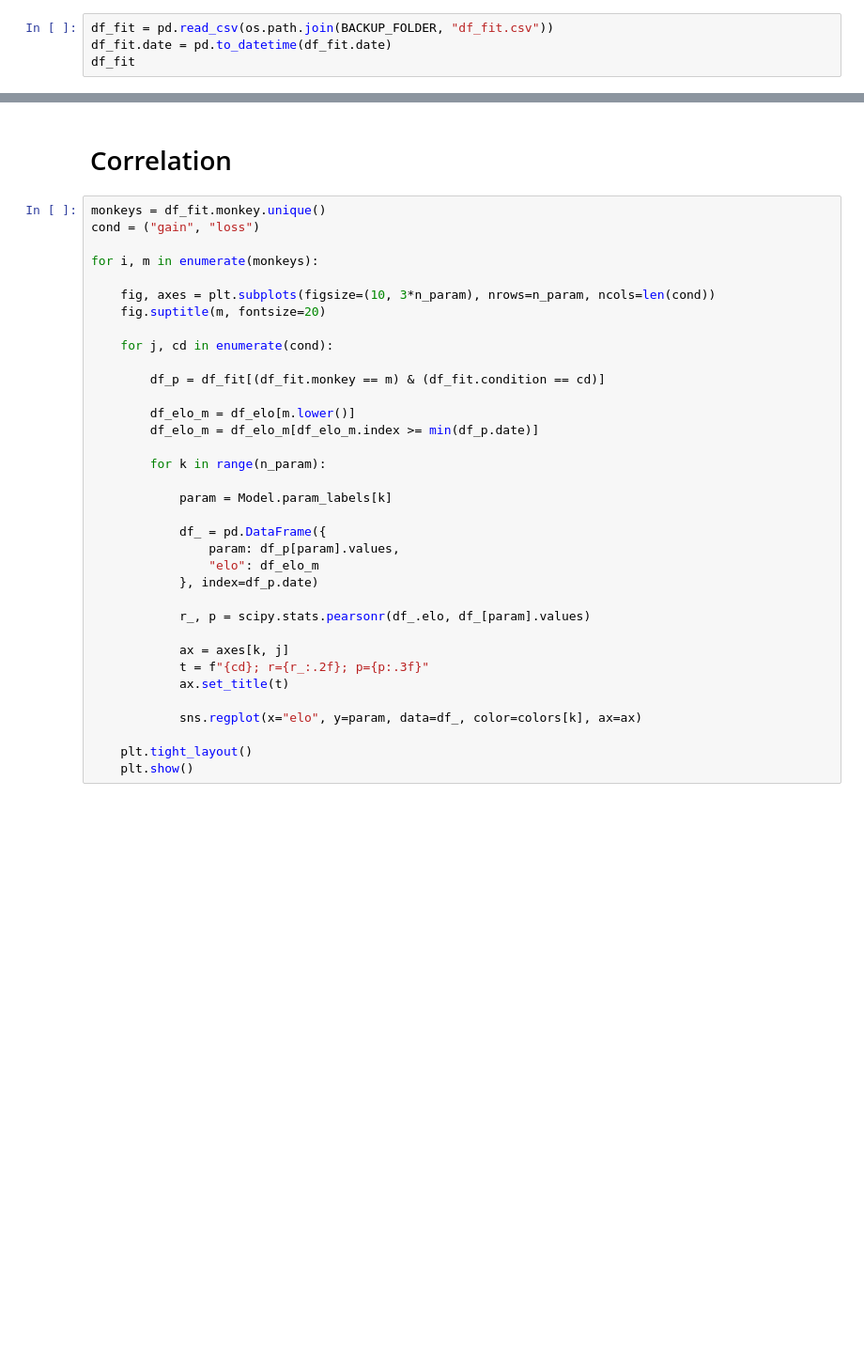
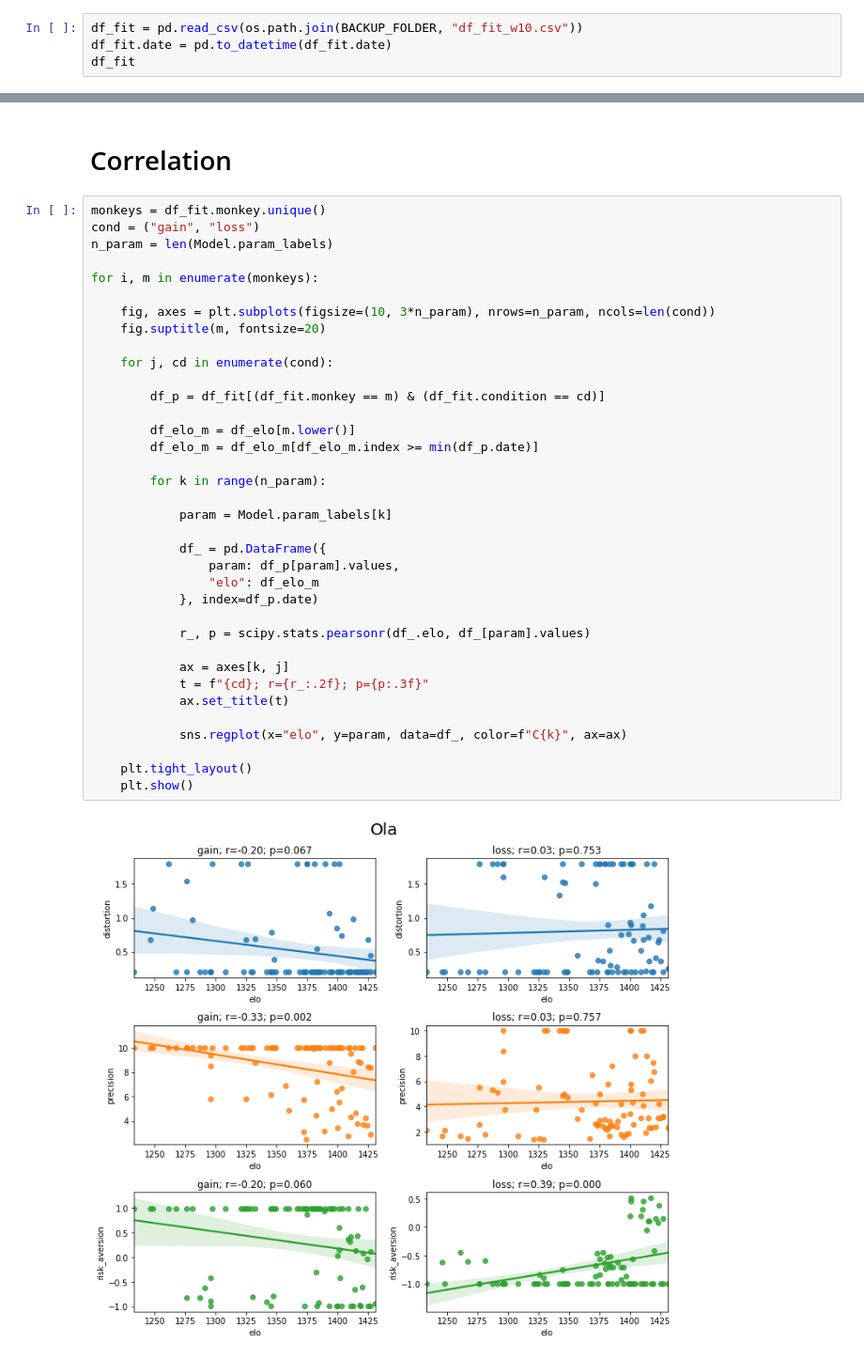
Before and after one commit to AurelienNioche/ProspecTonk, a Jupyter notebook: part3_correlation.ipynb, the cells around one changed output, grey strips where cells are left out. Shown at 94% size. Saved outputs shown, nothing was run; the diff lists cells and outputs as text; blank space fills up the shorter version.

```diff
--- a/part3_correlation.ipynb
+++ b/part3_correlation.ipynb
@@ -32,6 +29,6 @@ for f in SOURCE_FOLDER, FIG_FOLDER, BACKUP_FOLDER:
 # %% [markdown]
 ### Load the results
 # %%
-df_fit = pd.read_csv(os.path.join(BACKUP_FOLDER, "df_fit.csv"))
+df_fit = pd.read_csv(os.path.join(BACKUP_FOLDER, "df_fit_w10.csv"))
 df_fit.date = pd.to_datetime(df_fit.date)
 df_fit
@@ -44,35 +70,38 @@ df_elo
 # %%
 monkeys = df_fit.monkey.unique()
 cond = ("gain", "loss")
+n_param = len(Model.param_labels)
 
 for i, m in enumerate(monkeys):
 
     fig, axes = plt.subplots(figsize=(10, 3*n_param), nrows=n_param, ncols=len(cond))
     fig.suptitle(m, fontsize=20)
 
     for j, cd in enumerate(cond):
 
         df_p = df_fit[(df_fit.monkey == m) & (df_fit.condition == cd)]
 
         df_elo_m = df_elo[m.lower()]
         df_elo_m = df_elo_m[df_elo_m.index >= min(df_p.date)]
 
         for k in range(n_param):
 
             param = Model.param_labels[k]
 
             df_ = pd.DataFrame({
                 param: df_p[param].values,
                 "elo": df_elo_m
             }, index=df_p.date)
 
             r_, p = scipy.stats.pearsonr(df_.elo, df_[param].values)
 
             ax = axes[k, j]
             t = f"{cd}; r={r_:.2f}; p={p:.3f}"
             ax.set_title(t)
 
-            sns.regplot(x="elo", y=param, data=df_, color=colors[k], ax=ax)
+            sns.regplot(x="elo", y=param, data=df_, color=f"C{k}", ax=ax)
 
     plt.tight_layout()
     plt.show()
+# %% [output]
+[figure, added]
```
Also changed, not shown: parts of 9 cells of this notebook, 2 other files.
